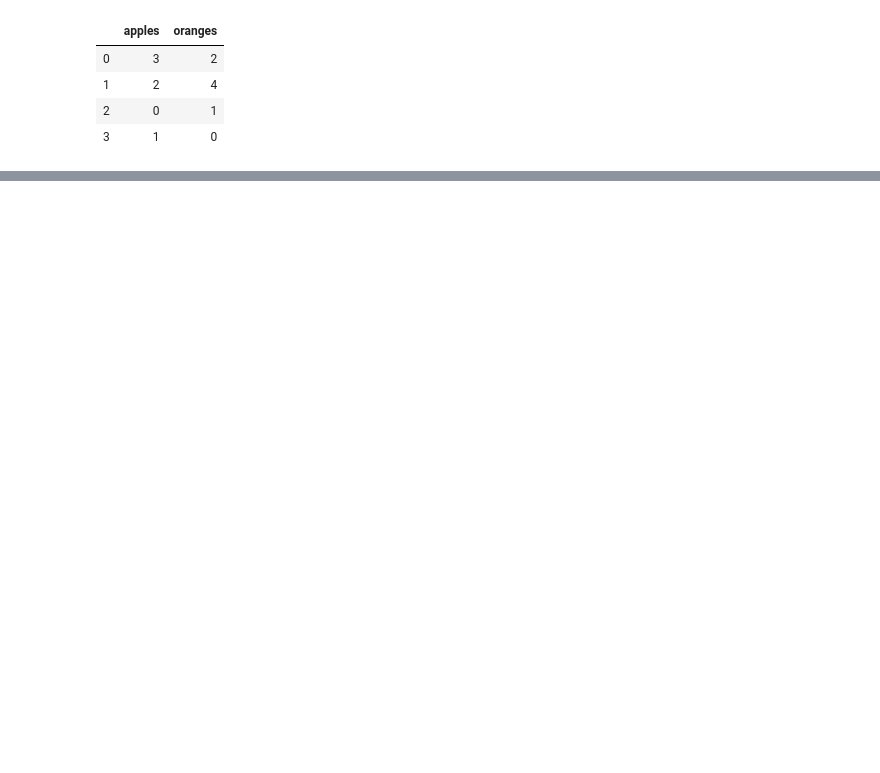
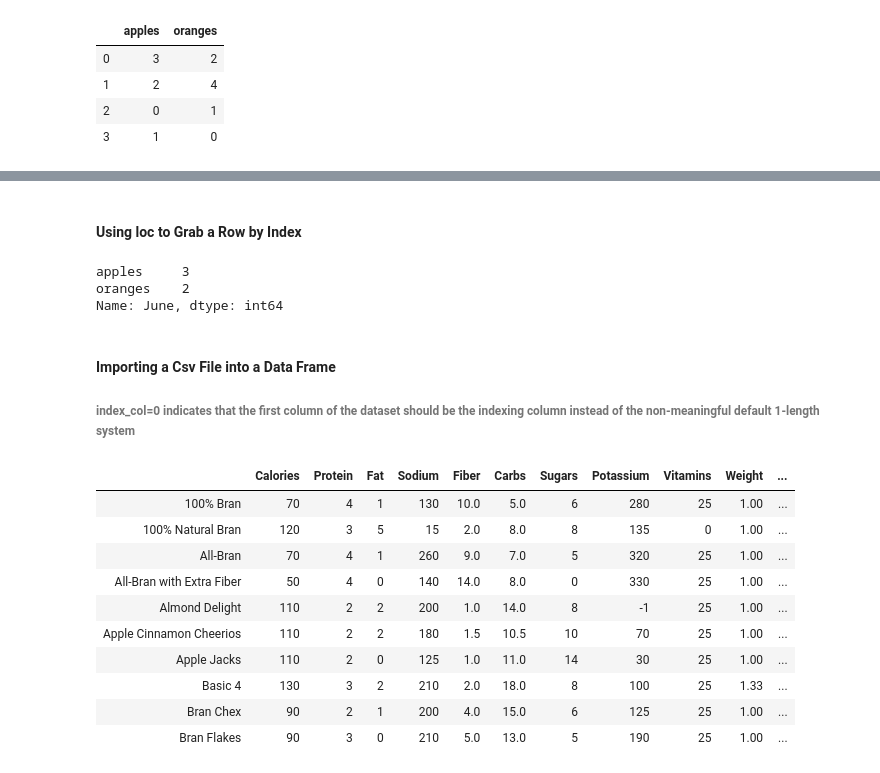
Before and after one commit to bbordonaro/cdc_workshop, a Jupyter notebook: pre_cdc_tutorial.ipynb, the cells around one changed output, grey strips where cells are left out. Saved outputs shown, nothing was run; the diff lists cells and outputs as text; code cells hidden in the pictures; blank space fills up the shorter version.

```diff
--- a/pre_cdc_tutorial.ipynb
+++ b/pre_cdc_tutorial.ipynb
@@ -47,0 +52,27 @@ cereal.head()
+# %% [markdown]
+#### Using loc to Grab a Row by Index
+# %%
+purchases.loc['June']
+# %% [output]
+apples     3
+oranges    2
+Name: June, dtype: int64
+# %% [markdown]
+#### Importing a Csv File into a Data Frame
+
+###### index_col=0 indicates that the first column of the dataset should be the indexing column instead of the non-meaningful default 1-length system
+# %%
+cereal_index = pd.read_csv("cereal.csv", index_col=0)
+cereal_index.head(10)
+# %% [output]
+|  | Calories | Protein | Fat | Sodium | Fiber | Carbs | Sugars | Potassium | Vitamins | Weight | ... |
+| 100% Bran | 70 | 4 | 1 | 130 | 10.0 | 5.0 | 6 | 280 | 25 | 1.00 | ... |
+| 100% Natural Bran | 120 | 3 | 5 | 15 | 2.0 | 8.0 | 8 | 135 | 0 | 1.00 | ... |
+| All-Bran | 70 | 4 | 1 | 260 | 9.0 | 7.0 | 5 | 320 | 25 | 1.00 | ... |
+| All-Bran with Extra Fiber | 50 | 4 | 0 | 140 | 14.0 | 8.0 | 0 | 330 | 25 | 1.00 | ... |
+| Almond Delight | 110 | 2 | 2 | 200 | 1.0 | 14.0 | 8 | -1 | 25 | 1.00 | ... |
+| Apple Cinnamon Cheerios | 110 | 2 | 2 | 180 | 1.5 | 10.5 | 10 | 70 | 25 | 1.00 | ... |
+| Apple Jacks | 110 | 2 | 0 | 125 | 1.0 | 11.0 | 14 | 30 | 25 | 1.00 | ... |
+| Basic 4 | 130 | 3 | 2 | 210 | 2.0 | 18.0 | 8 | 100 | 25 | 1.33 | ... |
+| Bran Chex | 90 | 2 | 1 | 200 | 4.0 | 15.0 | 6 | 125 | 25 | 1.00 | ... |
+| Bran Flakes | 90 | 3 | 0 | 210 | 5.0 | 13.0 | 5 | 190 | 25 | 1.00 | ... |
```
Also changed, not shown: parts of 38 cells of this notebook, 1 other file.
